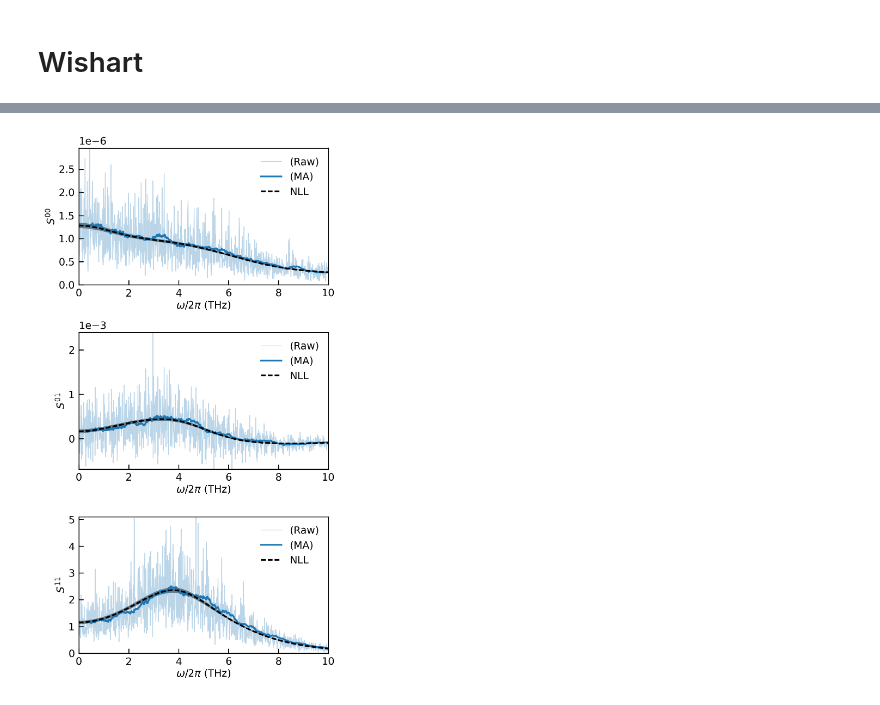
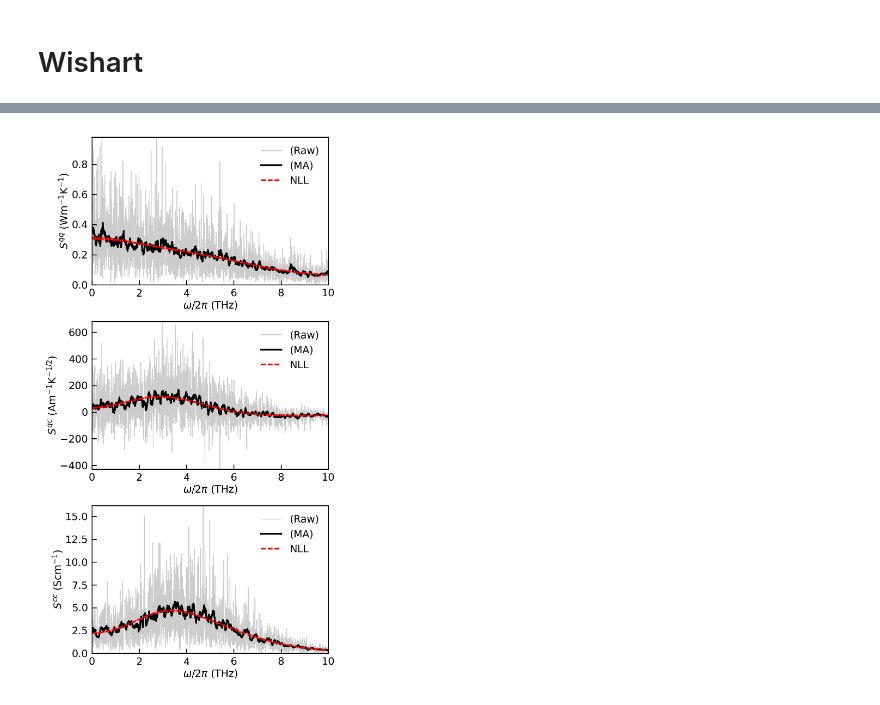
Before and after one commit to ppegolo/sportran, a Jupyter notebook: examples/07_example_negative_log_likelihood.ipynb, the cells around one changed output, grey strips where cells are left out. Saved outputs shown, nothing was run; the diff lists cells and outputs as text; code cells hidden in the pictures.

```diff
--- a/examples/07_example_negative_log_likelihood.ipynb
+++ b/examples/07_example_negative_log_likelihood.ipynb
@@ -67,10 +63,10 @@ def split_bl(array):
     return np.hstack([array[:s], array[s:]])
 # %%
 flux = st.HeatCurrent([
-    # dc['qflux'],
-    # dc['ele_flux']
-    split_bl(dc['qflux']),
-    split_bl(dc['ele_flux'])
+    dc['qflux']*dc['Temeprature'],
+    dc['ele_flux']
+    # split_bl(dc['qflux']),
+    # split_bl(dc['ele_flux'])
     ],
     DT_FS=1,
     TEMPERATURE=dc['Temeprature'],
@@ -274,57 +274,91 @@ The BFGS solver features the calculation of the Hessian. The covariance matrix w
 # %%
-data_wishart = flux_resample.cospectrum.real.transpose((2,0,1))
+unit_factors = {
+        (0,0): 0.5*kappa_scale,
+        (0,1): 0.5*mixed_scale,
+        (1,1): 0.5*sigma_scale/100,
+}
+
+unit_symbol = {
+        (0,0): r'$\mathrm{Wm^{-1}K^{-1}}$',
+        (0,1): r'$\mathrm{Am^{-1}K^{-1/2}}$',
+        (1,1): r'$\mathrm{Scm^{-1}}$',
+}
+
+quantity = {
+        0: 'q',
+        1: 'c',
+}
+
+data_wishart = flux_resample.cospectrum.real.transpose((2,0,1)) / flux_resample.N_EQUIV_COMPONENTS
+fdata_wishart = flux_resample.fcospectrum.real.transpose((2,0,1)) / flux_resample.N_EQUIV_COMPONENTS
 estimate = flux_resample.NLL_mean
-estimate_p = flux_resample.NLL_upper
-estimate_m = flux_resample.NLL_lower
+estimate_std = flux_resample.NLL_std
 
 ip = 0
 addaxes = []
 
 N = data_wishart.shape[-1]
 fs = plt.rcParams['figure.figsize']
 
 fig, axes = plt.subplots(nrows = N*(N+1)//2, ncols = 1, figsize = (fs[0], 3*fs[1]))
 
 for ax, i, j in zip(axes, *np.triu_indices(2)):
 
-        pl, = ax.plot(flux_resample.freqs_THz,
-                        data_wishart[:, i, j]*flux_resample.KAPPA_SCALE/2,
-                        alpha = 0.3,
-                        label = f'(Raw)',
+        unit_factor = unit_factors[i,j]
+
+        pl, = ax.plot(
+                flux_resample.freqs_THz,
+                data_wishart[:, i, j]*unit_factor,
+                alpha = 0.2,
+                label = f'(Raw)',
+                zorder = 0,
+                color = 'k',
                 )
 
-        ax.plot(flux_resample.freqs_THz,
-                pd.Series(data_wishart[:, i, j]).rolling(window=50).mean()*flux_resample.KAPPA_SCALE/2,
+        ax.plot(
+                flux_resample.freqs_THz,
+                # pd.Series(data_wishart[:, i, j]).rolling(window=50).mean()*flux_resample.KAPPA_SCALE/2,
+                fdata_wishart[:, i, j]*unit_factor * flux_resample.N_EQUIV_COMPONENTS, # WHY???
                 alpha = 1,
                 label = f'(MA)',
                 lw = 1.5,
-                color = pl.get_color()
+                color = pl.get_color(),
+                zorder = 1,
                 )
 
-        x, y = flux_resample.freqs_THz, estimate[:, i, j]*flux_resample.KAPPA_SCALE/2
-        ym, yp = estimate_m[:, i, j]*flux_resample.KAPPA_SCALE/2, estimate_p[:, i, j]*flux_resample.KAPPA_SCALE/2
+        x, y = flux_resample.freqs_THz, estimate[:, i, j]*unit_factor
+        ym = (estimate[:, i, j]-estimate_std[:, i, j])*unit_factor
+        yp = (estimate[:, i, j]+estimate_std[:, i, j])*unit_factor
+        # ym, yp = estimate_m[:, i, j]*flux_resample.KAPPA_SCALE/2, estimate_p[:, i, j]*flux_resample.KAPPA_SCALE/2
 
-        ax.plot(x,
+        ax.plot(
+                x,
                 y,
-                color = 'k',
+                color = 'r',
                 lw = 1.5,
                 label = 'NLL',
-                ls = '--')
+                ls = '--',
+                zorder = 2,
+                )
 
-        ax.fill_between(x,
-                        ym,
-                        yp,
-                        color = 'k',
-                        alpha = 0.5)
+        ax.fill_between(
+                x,
+                ym,
+                yp,
+                color = 'r',
+                alpha = 0.5,
+                zorder = 2,
+                )
 
         ax.set_xlim(0,10)
         ax.set_ylim(0 if i == j else None)
 
         ax.set_xlabel('$\omega/2\pi$ (THz)')
-        ax.set_ylabel(f'$S^{{{i}{j}}}$')
+        symb = f"{quantity[i]}{quantity[j]}"
+        ax.set_ylabel(f'$S^{{{symb}}}$ ({unit_symbol[i,j]})')
 
         ax.legend()
 
 fig.tight_layout()
 # %% [output]
-[figure, old version]
+[figure, new version]
```
Also changed, not shown: parts of 13 cells of this notebook.
